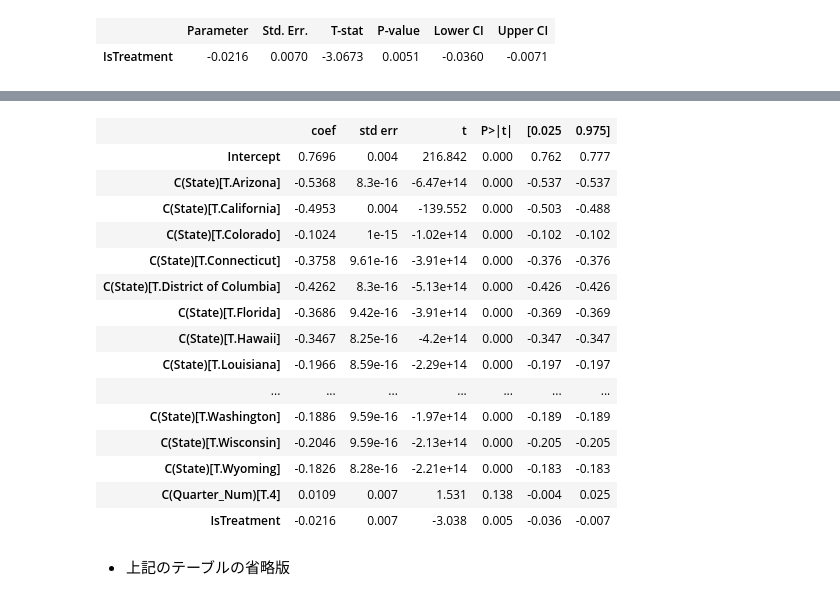
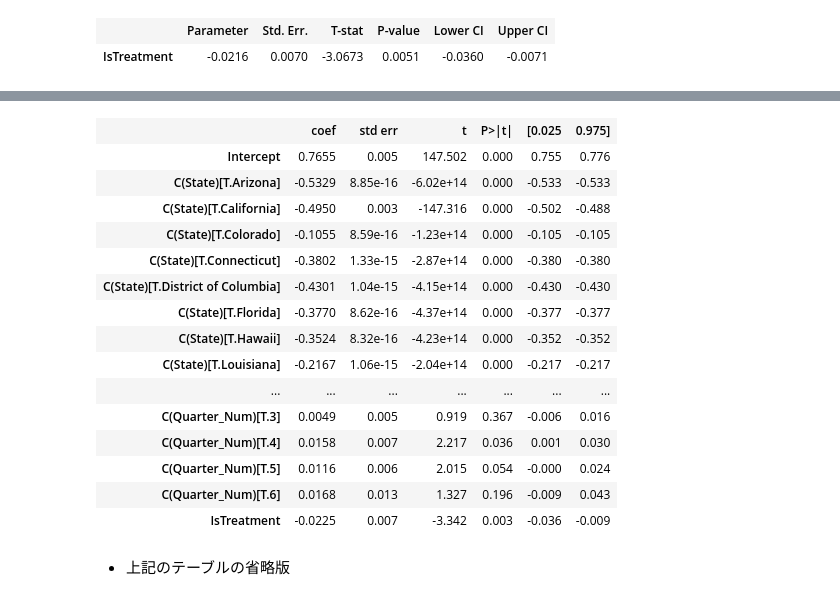
Before and after one commit to HirotakeIto/intro_to_impact_evaluation_with_python, a Jupyter notebook: notebooks/chapter4_did.ipynb, the cells around one changed output, grey strips where cells are left out. Saved outputs shown, nothing was run; the diff lists cells and outputs as text; code cells hidden in the pictures.

```diff
--- a/notebooks/chapter4_did.ipynb
+++ b/notebooks/chapter4_did.ipynb
@@ -132,27 +197,32 @@ df_organ_donations_full.head(10)
 # %%
 # 推定
-result = smf.ols("Rate ~ IsTreatment + C(State) + C(Quarter_Num)", data=df_organ_donations_short).fit()
+result = smf.ols(
+    "Rate ~ IsTreatment + C(State) + C(Quarter_Num)",
+    data=df_organ_donations_full,
+).fit()
 # 標準誤差の補正
-result_correted = result.get_robustcov_results('cluster', groups=df_organ_donations_short['State'])
+result_correted = result.get_robustcov_results(
+    "cluster", groups=df_organ_donations_full["State"]
+)
 # 結果の出力
 result_correted.summary().tables[1]
 # %% [output]
 |  | coef | std err | t | P>|t| | [0.025 | 0.975] |
-| Intercept | 0.7696 | 0.004 | 216.842 | 0.000 | 0.762 | 0.777 |
-| C(State)[T.Arizona] | -0.5368 | 8.3e-16 | -6.47e+14 | 0.000 | -0.537 | -0.537 |
-| C(State)[T.California] | -0.4953 | 0.004 | -139.552 | 0.000 | -0.503 | -0.488 |
-| C(State)[T.Colorado] | -0.1024 | 1e-15 | -1.02e+14 | 0.000 | -0.102 | -0.102 |
-| C(State)[T.Connecticut] | -0.3758 | 9.61e-16 | -3.91e+14 | 0.000 | -0.376 | -0.376 |
-| C(State)[T.District of Columbia] | -0.4262 | 8.3e-16 | -5.13e+14 | 0.000 | -0.426 | -0.426 |
-| C(State)[T.Florida] | -0.3686 | 9.42e-16 | -3.91e+14 | 0.000 | -0.369 | -0.369 |
-| C(State)[T.Hawaii] | -0.3467 | 8.25e-16 | -4.2e+14 | 0.000 | -0.347 | -0.347 |
-| C(State)[T.Louisiana] | -0.1966 | 8.59e-16 | -2.29e+14 | 0.000 | -0.197 | -0.197 |
+| Intercept | 0.7655 | 0.005 | 147.502 | 0.000 | 0.755 | 0.776 |
+| C(State)[T.Arizona] | -0.5329 | 8.85e-16 | -6.02e+14 | 0.000 | -0.533 | -0.533 |
+| C(State)[T.California] | -0.4950 | 0.003 | -147.316 | 0.000 | -0.502 | -0.488 |
+| C(State)[T.Colorado] | -0.1055 | 8.59e-16 | -1.23e+14 | 0.000 | -0.105 | -0.105 |
+| C(State)[T.Connecticut] | -0.3802 | 1.33e-15 | -2.87e+14 | 0.000 | -0.380 | -0.380 |
+| C(State)[T.District of Columbia] | -0.4301 | 1.04e-15 | -4.15e+14 | 0.000 | -0.430 | -0.430 |
+| C(State)[T.Florida] | -0.3770 | 8.62e-16 | -4.37e+14 | 0.000 | -0.377 | -0.377 |
+| C(State)[T.Hawaii] | -0.3524 | 8.32e-16 | -4.23e+14 | 0.000 | -0.352 | -0.352 |
+| C(State)[T.Louisiana] | -0.2167 | 1.06e-15 | -2.04e+14 | 0.000 | -0.217 | -0.217 |
 | ... | ... | ... | ... | ... | ... | ... |
-| C(State)[T.Washington] | -0.1886 | 9.59e-16 | -1.97e+14 | 0.000 | -0.189 | -0.189 |
-| C(State)[T.Wisconsin] | -0.2046 | 9.59e-16 | -2.13e+14 | 0.000 | -0.205 | -0.205 |
-| C(State)[T.Wyoming] | -0.1826 | 8.28e-16 | -2.21e+14 | 0.000 | -0.183 | -0.183 |
-| C(Quarter_Num)[T.4] | 0.0109 | 0.007 | 1.531 | 0.138 | -0.004 | 0.025 |
-| IsTreatment | -0.0216 | 0.007 | -3.038 | 0.005 | -0.036 | -0.007 |
+| C(Quarter_Num)[T.3] | 0.0049 | 0.005 | 0.919 | 0.367 | -0.006 | 0.016 |
+| C(Quarter_Num)[T.4] | 0.0158 | 0.007 | 2.217 | 0.036 | 0.001 | 0.030 |
+| C(Quarter_Num)[T.5] | 0.0116 | 0.006 | 2.015 | 0.054 | -0.000 | 0.024 |
+| C(Quarter_Num)[T.6] | 0.0168 | 0.013 | 1.327 | 0.196 | -0.009 | 0.043 |
+| IsTreatment | -0.0225 | 0.007 | -3.342 | 0.003 | -0.036 | -0.009 |
 # %% [markdown]
 - 上記のテーブルの省略版
 # %%
```
Also changed, not shown: parts of 22 cells of this notebook, 5 other files.
